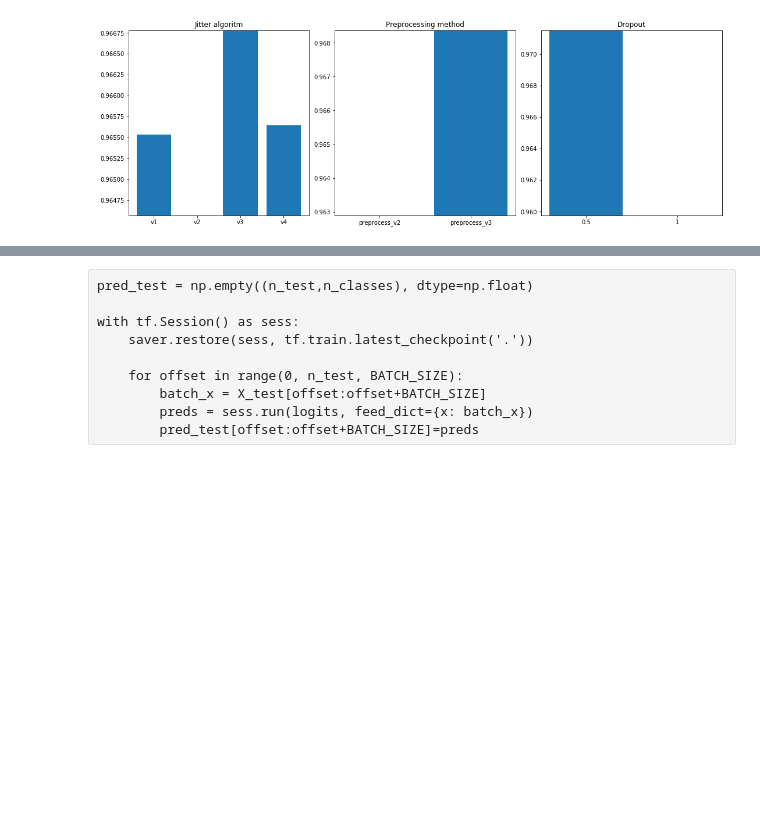
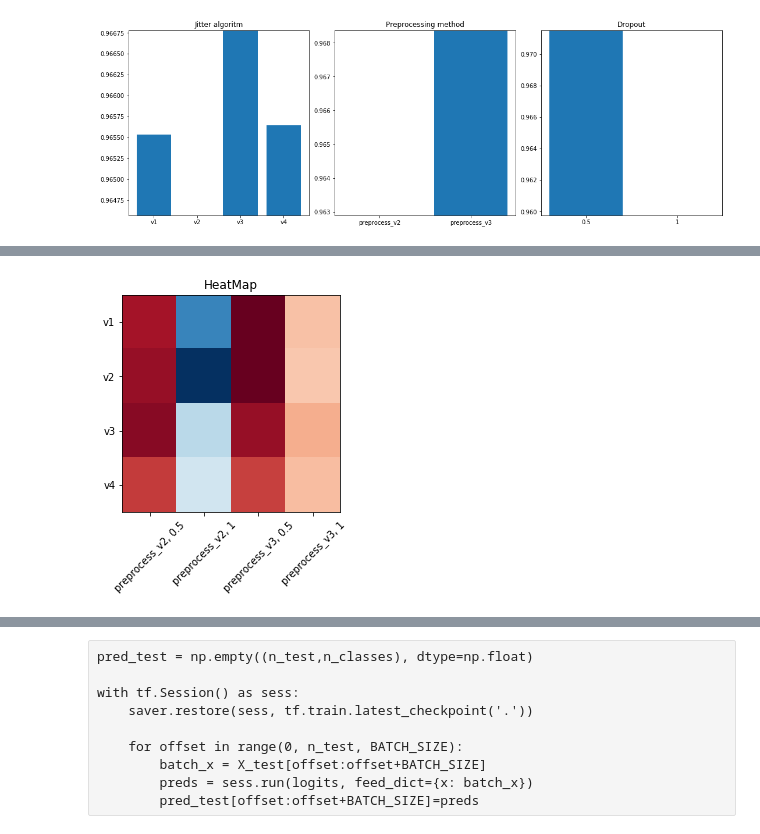
Before and after one commit to tarasovp/udacity, a Jupyter notebook: CarND-Traffic-Sign-Classifier-Project/Traffic_Sign_Classifier.ipynb, the cells around one changed output, grey strips where cells are left out. Drawn from its saved outputs; the diff is of its cells as text; code cells hidden in the pictures; blank space fills up the shorter version.

```diff
--- a/CarND-Traffic-Sign-Classifier-Project/Traffic_Sign_Classifier.ipynb
+++ b/CarND-Traffic-Sign-Classifier-Project/Traffic_Sign_Classifier.ipynb
@@ -774,7 +762,12 @@ heatmap=df_res_pivot[['preprocess_v2, 0.5', 'preprocess_v2, 1',\
 # %%
 import matplotlib.pyplot as plt
 import numpy as np
 
-plt.imshow(heatmap, cmap='hot', interpolation='nearest')
-plt.xticks(range)4
+plt.title('HeatMap')
+plt.imshow(heatmap, cmap=plt.cm.RdBu_r, interpolation='nearest')
+plt.xticks(range(4),['preprocess_v2, 0.5', 'preprocess_v2, 1',\
+       'preprocess_v3, 0.5', 'preprocess_v3, 1'],rotation=45)
+plt.yticks(range(4),df_res_pivot['X_name'].values)
 plt.show()
+# %% [output]
+[figure, added]
```
Also changed, not shown: parts of 12 cells of this notebook, 3 other files.
